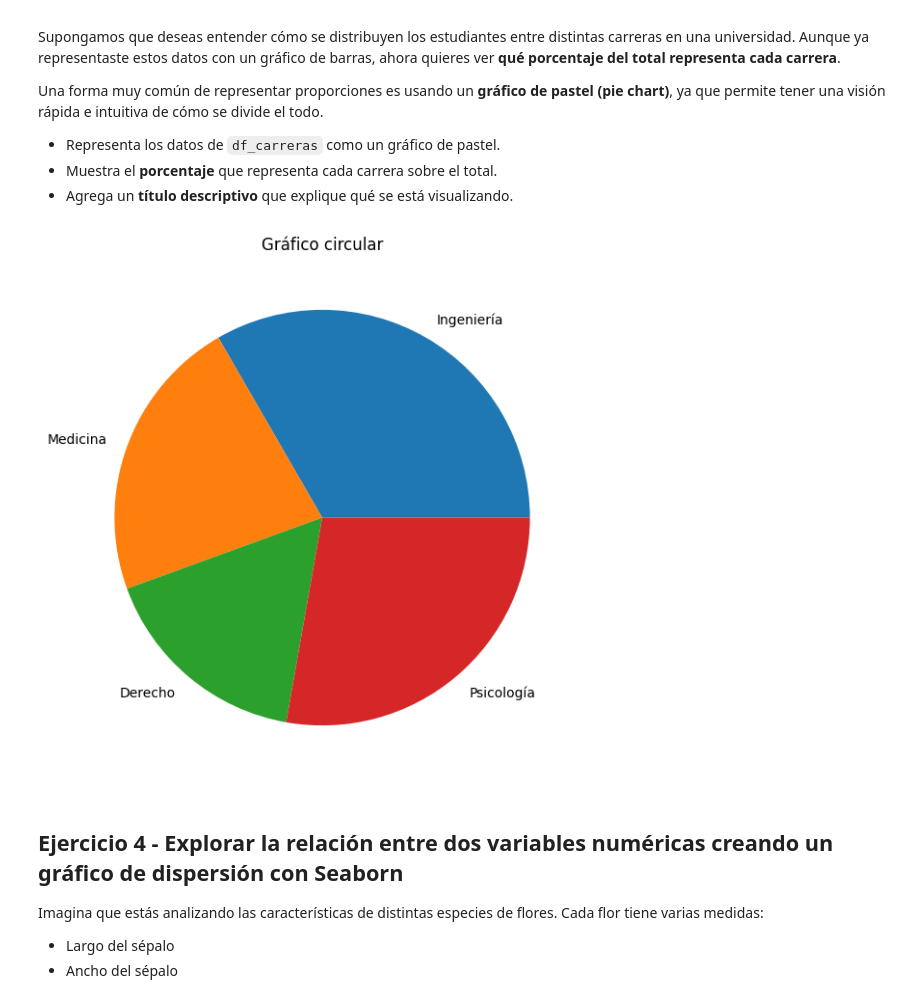
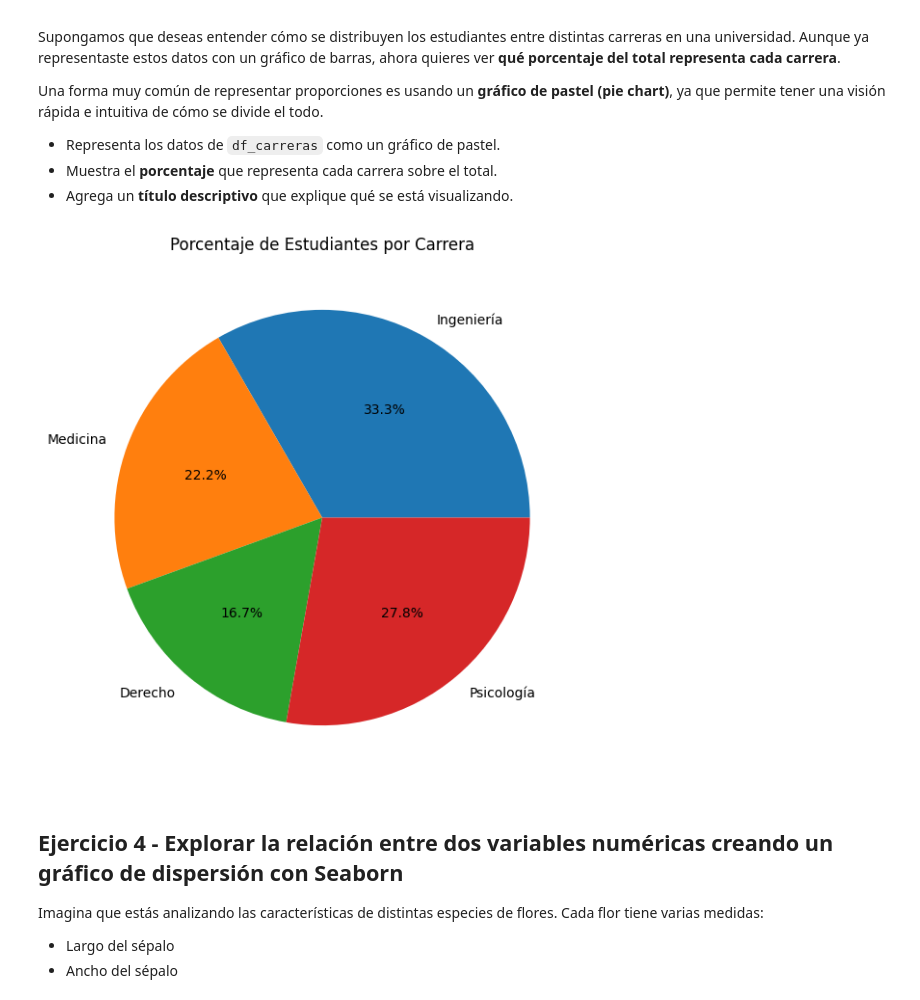
Before and after one commit to 4GeeksAcademy/agumarquez-visualization-exercises-with-matplot-and-seaborn, a Jupyter notebook: notebook/problems.es.ipynb, the cells around one changed output. Cells and saved outputs as stored; diff of their text form; code cells hidden in the pictures.

```diff
--- a/notebook/problems.es.ipynb
+++ b/notebook/problems.es.ipynb
@@ -119,17 +119,18 @@ Una forma muy común de representar proporciones es usando un **gráfico de past
 # %%
 df_carreras
 
-labels = ["A", "B", "C", "D"]
-sizes = [215, 130, 245, 210]
 
 plt.figure(figsize = (7, 7))
 
-plt.pie(df_carreras["Estudiantes"], labels = df_carreras["Carrera"])
+plt.pie(
+    df_carreras["Estudiantes"],
+    labels = df_carreras["Carrera"],
+    autopct='%1.1f%%')
 
-plt.title("Gráfico circular")
+plt.title("Porcentaje de Estudiantes por Carrera")
 plt.show()
 # %% [output]
-[figure, old version]
+[figure, new version]
 # %% [markdown]
 ## Ejercicio 4 - Explorar la relación entre dos variables numéricas creando un gráfico de dispersión con Seaborn
 
```
Also changed, not shown: parts of 12 cells of this notebook.
